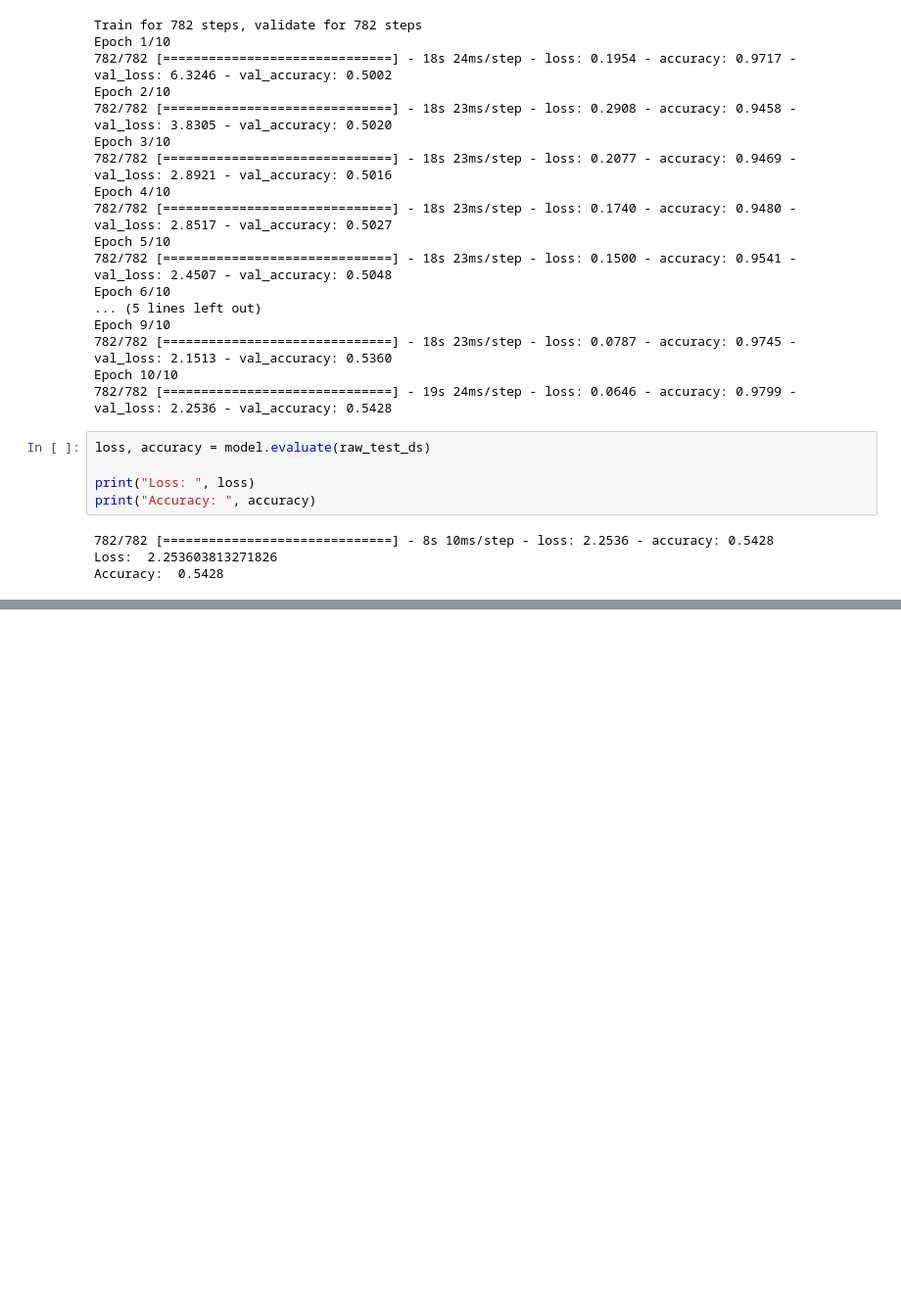
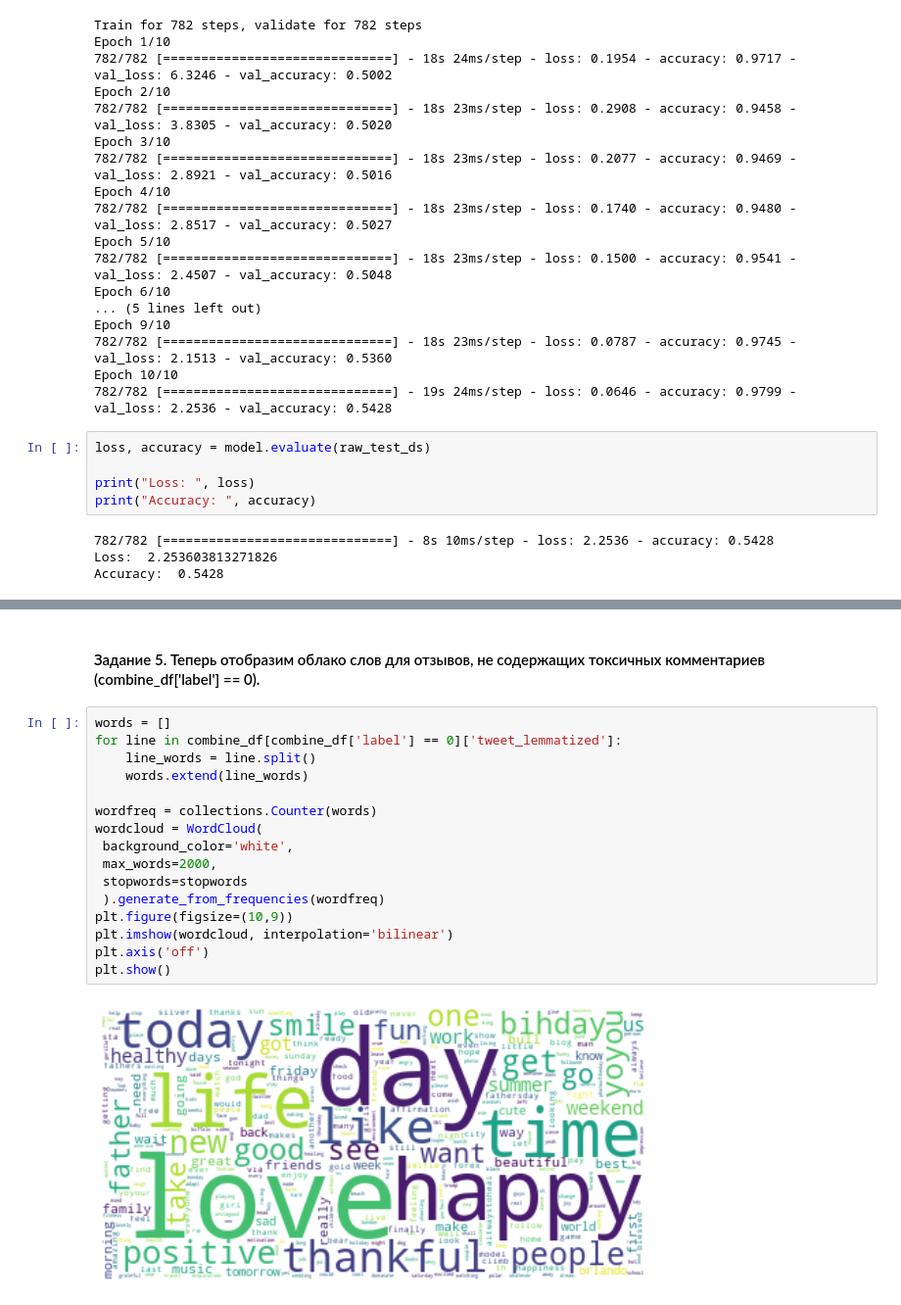
Before and after one commit to deim76/language, a Jupyter notebook: Lesson_4_h_w.ipynb, the cells around one changed output, grey strips where cells are left out. Shown at 98% size. Cells and saved outputs as stored; diff of their text form; blank space fills up the shorter version.

```diff
--- a/Lesson_4_h_w.ipynb
+++ b/Lesson_4_h_w.ipynb
@@ -290,0 +482,20 @@ Accuracy:  0.5428
+# %% [markdown]
+#### Задание 5. Теперь отобразим облако слов для отзывов, не содержащих токсичных комментариев (combine_df['label'] == 0).
+# %%
+words = []
+for line in combine_df[combine_df['label'] == 0]['tweet_lemmatized']:
+    line_words = line.split()
+    words.extend(line_words)
+
+wordfreq = collections.Counter(words)
+wordcloud = WordCloud(
+ background_color='white',
+ max_words=2000,
+ stopwords=stopwords
+ ).generate_from_frequencies(wordfreq)
+plt.figure(figsize=(10,9))
+plt.imshow(wordcloud, interpolation='bilinear')
+plt.axis('off')
+plt.show()
+# %% [output]
+[figure, added]
```
Also changed, not shown: parts of 46 cells of this notebook.
